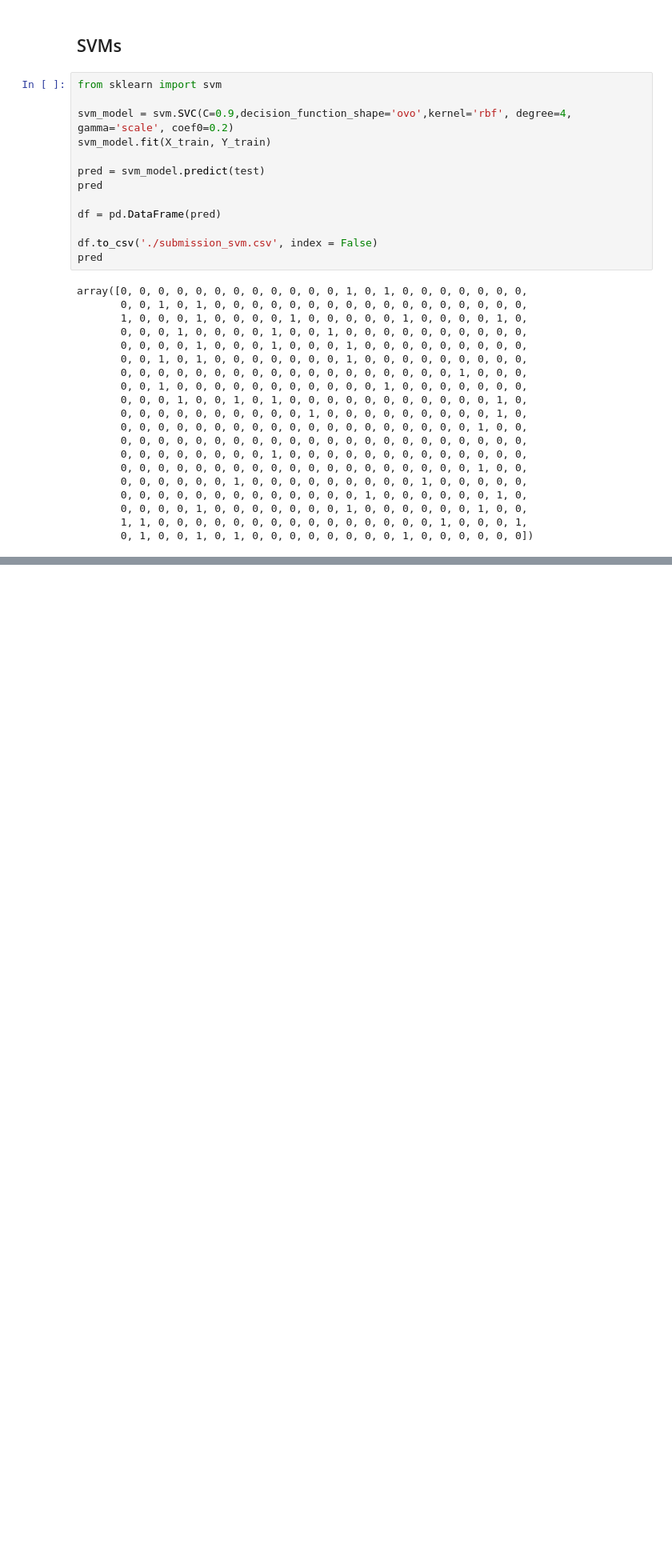
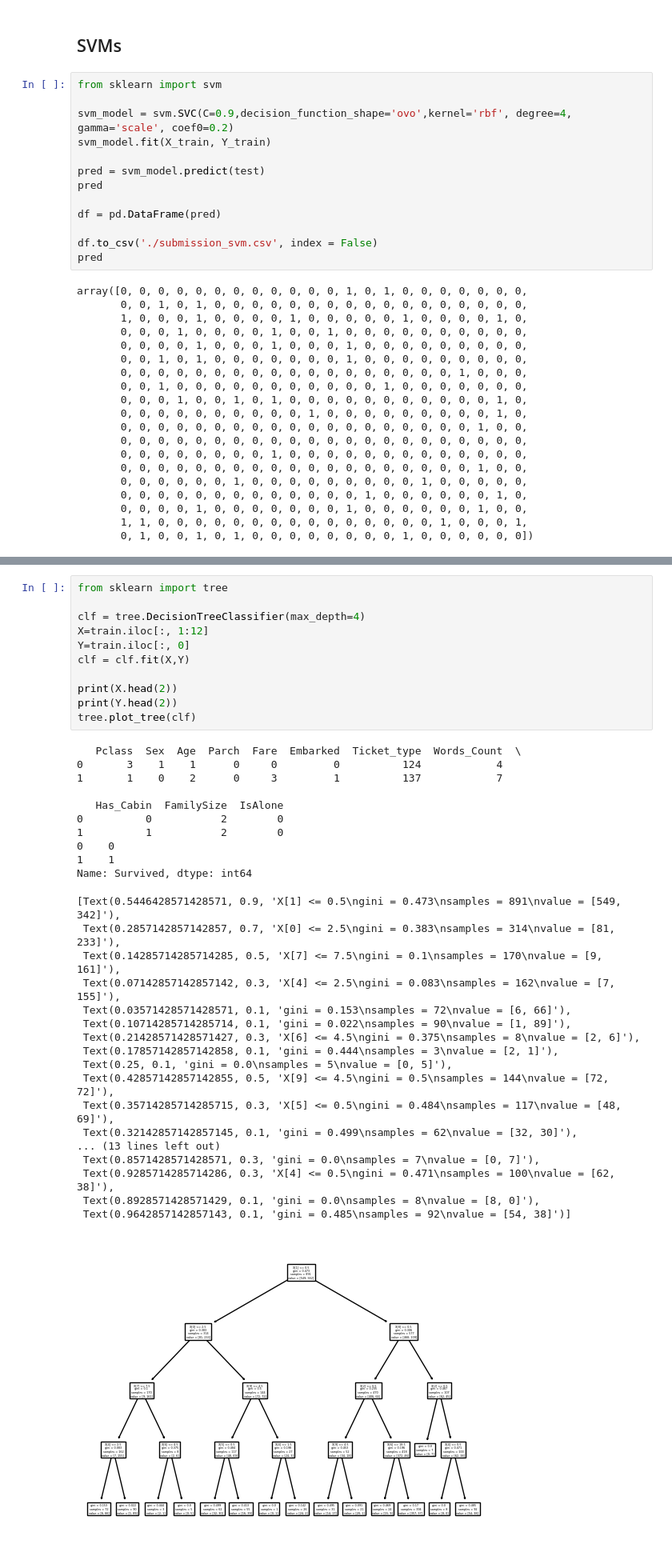
Before and after one commit to randyll/cap5610, a Jupyter notebook: Competitions/Titanic/titanic-randyll-submission.ipynb, the cells around one changed output, grey strips where cells are left out. Shown at 80% size. Cells and saved outputs as stored; diff of their text form; blank space fills up the shorter version.

```diff
--- a/Competitions/Titanic/titanic-randyll-submission.ipynb
+++ b/Competitions/Titanic/titanic-randyll-submission.ipynb
@@ -1918,0 +2058,40 @@ array([0, 0, 0, 0, 0, 0, 0, 0, 0, 0, 0, 0, 1, 0, 1, 0, 0, 0, 0, 0, 0, 0,
+# %%
+from sklearn import tree
+
+clf = tree.DecisionTreeClassifier(max_depth=4)
+X=train.iloc[:, 1:12]
+Y=train.iloc[:, 0]
+clf = clf.fit(X,Y)
+
+print(X.head(2))
+print(Y.head(2))
+tree.plot_tree(clf)
+# %% [output]
+   Pclass  Sex  Age  Parch  Fare  Embarked  Ticket_type  Words_Count  \
+0       3    1    1      0     0         0          124            4
+1       1    0    2      0     3         1          137            7
+
+   Has_Cabin  FamilySize  IsAlone
+0          0           2        0
+1          1           2        0
+0    0
+1    1
+Name: Survived, dtype: int64
+[Text(0.5446428571428571, 0.9, 'X[1] <= 0.5\ngini = 0.473\nsamples = 891\nvalue = [549, 342]'),
+ Text(0.2857142857142857, 0.7, 'X[0] <= 2.5\ngini = 0.383\nsamples = 314\nvalue = [81, 233]'),
+ Text(0.14285714285714285, 0.5, 'X[7] <= 7.5\ngini = 0.1\nsamples = 170\nvalue = [9, 161]'),
+ Text(0.07142857142857142, 0.3, 'X[4] <= 2.5\ngini = 0.083\nsamples = 162\nvalue = [7, 155]'),
+ Text(0.03571428571428571, 0.1, 'gini = 0.153\nsamples = 72\nvalue = [6, 66]'),
+ Text(0.10714285714285714, 0.1, 'gini = 0.022\nsamples = 90\nvalue = [1, 89]'),
+ Text(0.21428571428571427, 0.3, 'X[6] <= 4.5\ngini = 0.375\nsamples = 8\nvalue = [2, 6]'),
+ Text(0.17857142857142858, 0.1, 'gini = 0.444\nsamples = 3\nvalue = [2, 1]'),
+ Text(0.25, 0.1, 'gini = 0.0\nsamples = 5\nvalue = [0, 5]'),
+ Text(0.42857142857142855, 0.5, 'X[9] <= 4.5\ngini = 0.5\nsamples = 144\nvalue = [72, 72]'),
+ Text(0.35714285714285715, 0.3, 'X[5] <= 0.5\ngini = 0.484\nsamples = 117\nvalue = [48, 69]'),
+ Text(0.32142857142857145, 0.1, 'gini = 0.499\nsamples = 62\nvalue = [32, 30]'),
+... (13 lines left out)
+ Text(0.8571428571428571, 0.3, 'gini = 0.0\nsamples = 7\nvalue = [0, 7]'),
+ Text(0.9285714285714286, 0.3, 'X[4] <= 0.5\ngini = 0.471\nsamples = 100\nvalue = [62, 38]'),
+ Text(0.8928571428571429, 0.1, 'gini = 0.0\nsamples = 8\nvalue = [8, 0]'),
+ Text(0.9642857142857143, 0.1, 'gini = 0.485\nsamples = 92\nvalue = [54, 38]')]
+[figure, added]
```
Also changed, not shown: parts of 6 cells of this notebook, 8 other files.
